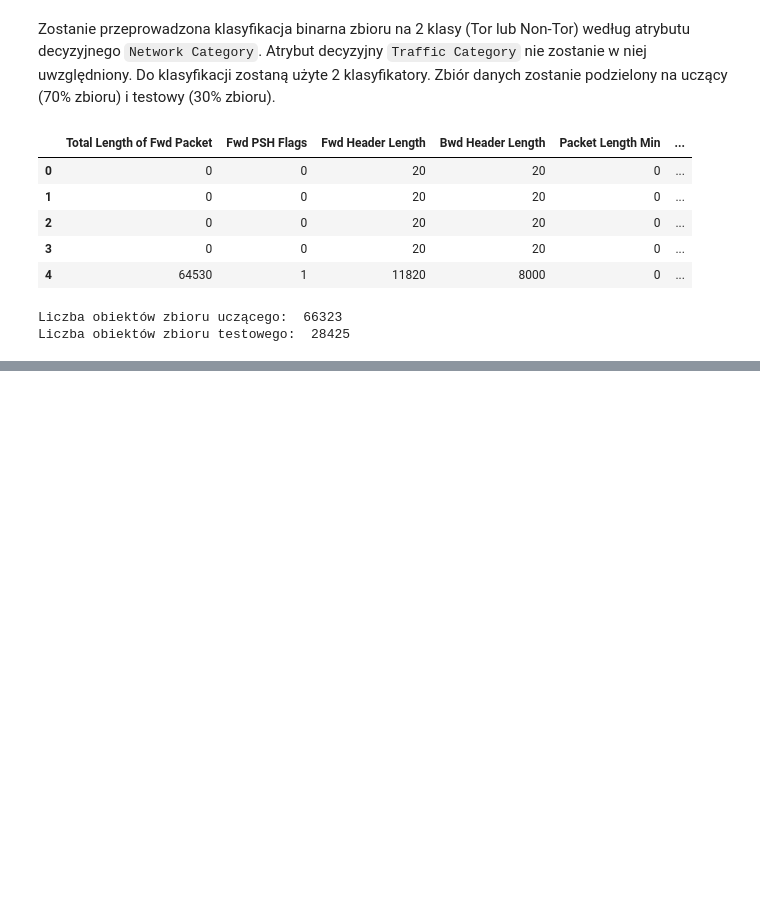
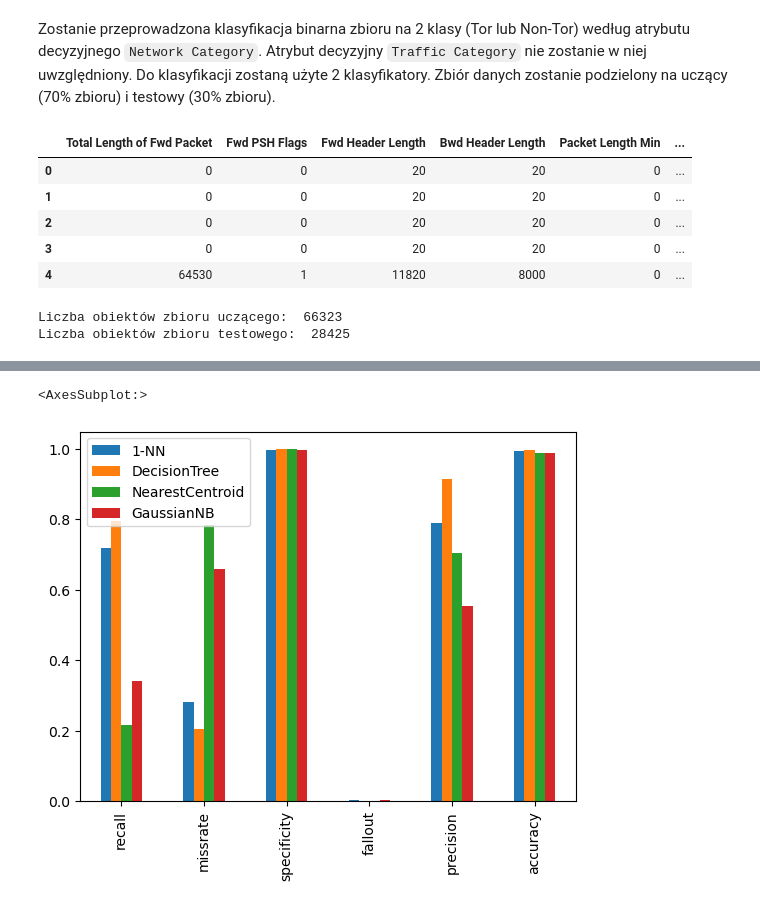
Before and after one commit to lamachan/PRiAD_projekt, a Jupyter notebook: PRiAD_projekt.ipynb, the cells around one changed output, grey strips where cells are left out. Cells and saved outputs as stored; diff of their text form; code cells hidden in the pictures; blank space fills up the shorter version.

```diff
--- a/PRiAD_projekt.ipynb
+++ b/PRiAD_projekt.ipynb
@@ -559,0 +502,18 @@ macierz pomyłek - zbiór testowy
+# %%
+# ignorowanie ostrzeżeń typu 'Future Waring' dla czytelności
+import warnings
+with warnings.catch_warnings():
+    warnings.simplefilter(action='ignore', category=FutureWarning)
+
+    models = [KNeighborsClassifier(n_neighbors=1), tree.DecisionTreeClassifier(max_depth=13), NearestCentroid(), GaussianNB()]
+    miary = np.zeros((len(models), 6))
+    model_nr = 0
+    for model in models:
+        _, miary_test = weryfikuj_bin(model, data, [0, 3, 4, 5, 7, 8])
+        miary[model_nr] = miary_test
+        model_nr += 1
+
+measures = ['recall', 'missrate', 'specificity', 'fallout', 'precision', 'accuracy']
+classifiers = ['1-NN', 'DecisionTree', 'NearestCentroid', 'GaussianNB']
+miary_df = pd.DataFrame(miary, columns=measures, index=classifiers)
+miary_df
@@ -559,0 +526,5 @@ macierz pomyłek - zbiór testowy
+# %%
+miary_df.T.plot.bar()
+# %% [output]
+<AxesSubplot:>
+[figure, added]
```
Also changed, not shown: parts of 40 cells of this notebook.
